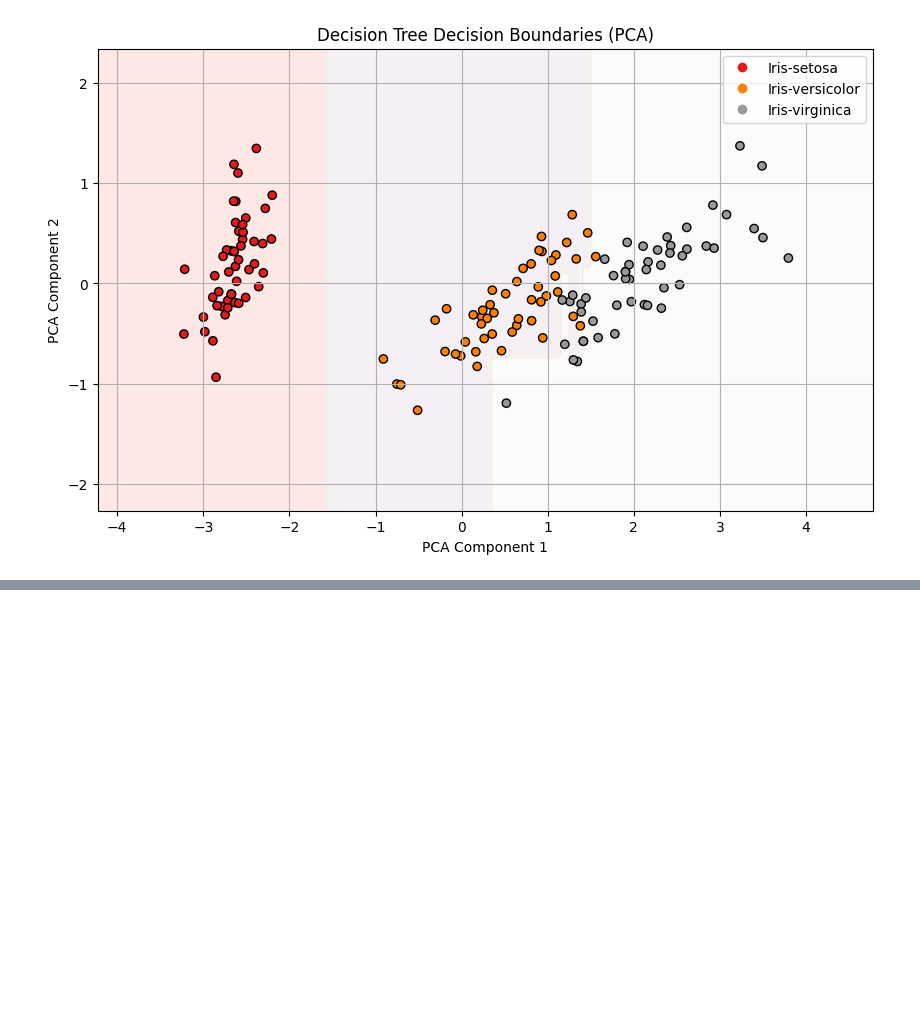
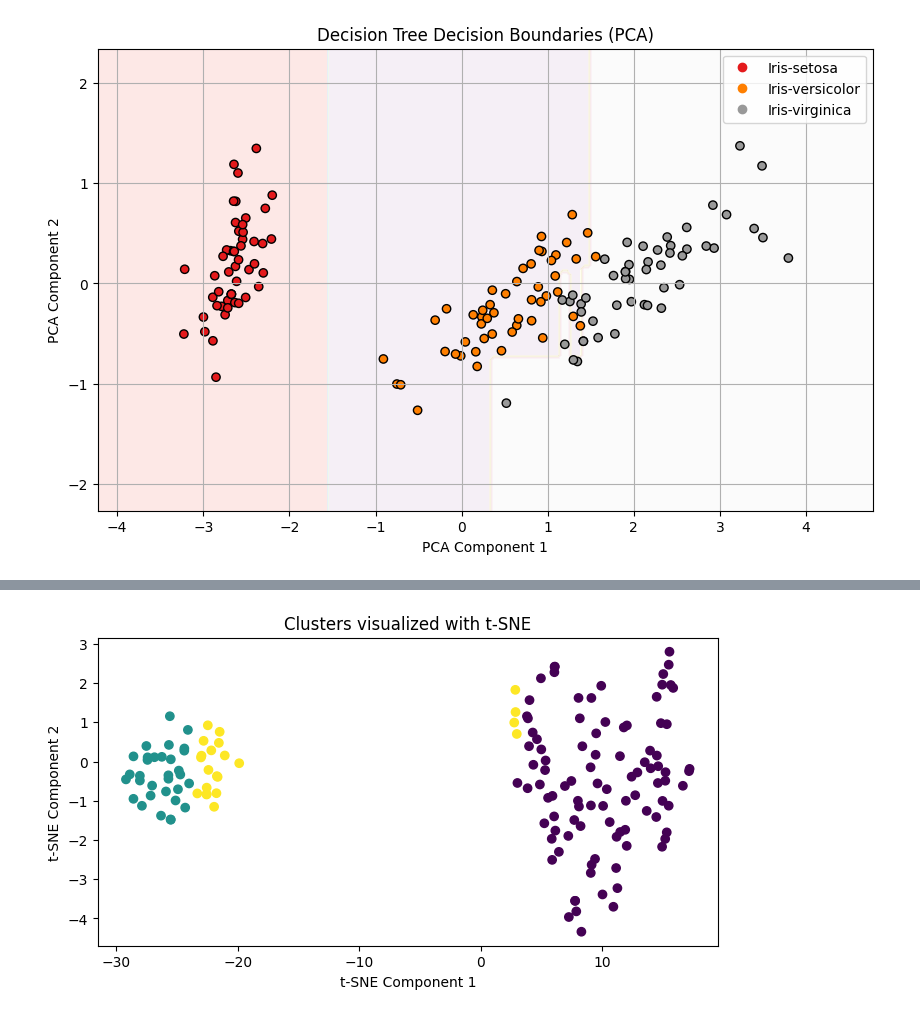
Before and after one commit to RinorRexhaj/MLM, a Jupyter notebook: Project.ipynb, the cells around one changed output, grey strips where cells are left out. Cells and saved outputs as stored; diff of their text form; code cells hidden in the pictures; blank space fills up the shorter version.

```diff
--- a/Project.ipynb
+++ b/Project.ipynb
@@ -518,0 +590,13 @@ weighted avg       1.00      1.00      1.00        30
+# %%
+# Clustering - TSNE Interpretation
+tsne = TSNE(n_components=2, random_state=42)
+X_tsne = tsne.fit_transform(X_scaled)
+
+plt.figure(figsize=(8, 4))
+plt.scatter(X_tsne[:, 0], X_tsne[:, 1], c=clusters, cmap='viridis')
+plt.title("Clusters visualized with t-SNE")
+plt.xlabel("t-SNE Component 1")
+plt.ylabel("t-SNE Component 2")
+plt.show()
+# %% [output]
+[figure, added]
```
Also changed, not shown: parts of 13 cells of this notebook, 1 other file.
